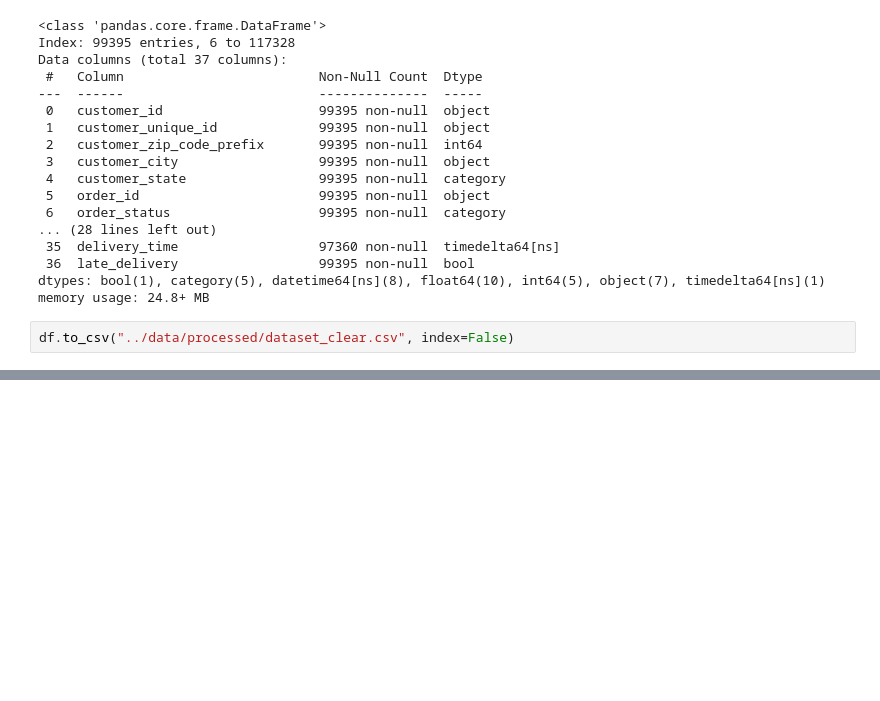
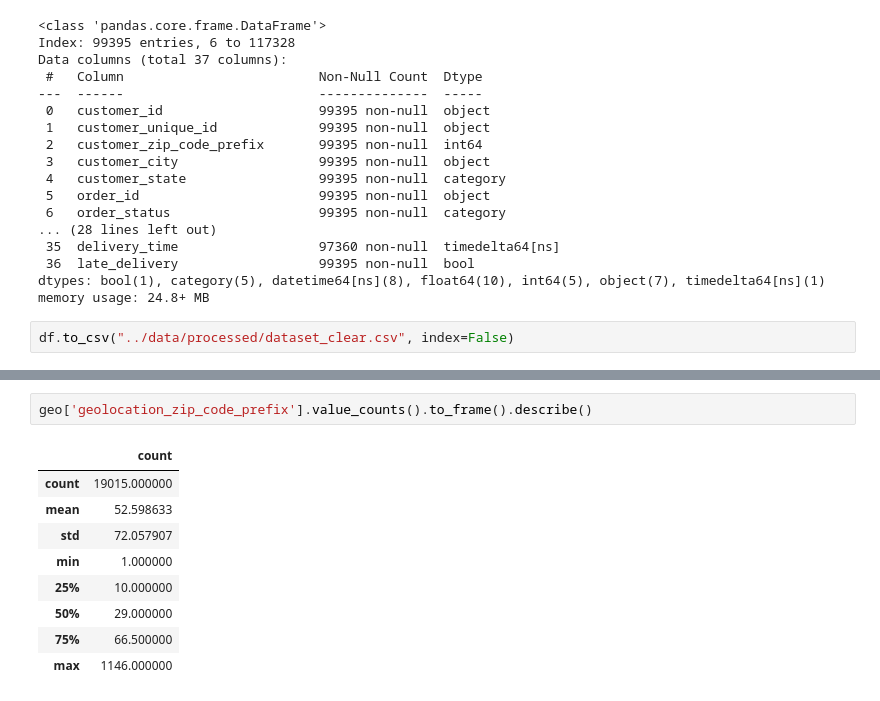
Before and after one commit to LucasArauj99/e-commerce_analytics, a Jupyter notebook: notebooks/02_cleaning.ipynb, the cells around one changed output, grey strips where cells are left out. Saved outputs shown, nothing was run; the diff lists cells and outputs as text; blank space fills up the shorter version.

```diff
--- a/notebooks/02_cleaning.ipynb
+++ b/notebooks/02_cleaning.ipynb
@@ -396,0 +411,12 @@ df.to_csv("../data/processed/dataset_clear.csv", index=False)
+# %%
+geo['geolocation_zip_code_prefix'].value_counts().to_frame().describe()
+# %% [output]
+|  | count |
+| count | 19015.000000 |
+| mean | 52.598633 |
+| std | 72.057907 |
+| min | 1.000000 |
+| 25% | 10.000000 |
+| 50% | 29.000000 |
+| 75% | 66.500000 |
+| max | 1146.000000 |
```
Also changed, not shown: parts of 7 cells of this notebook.
